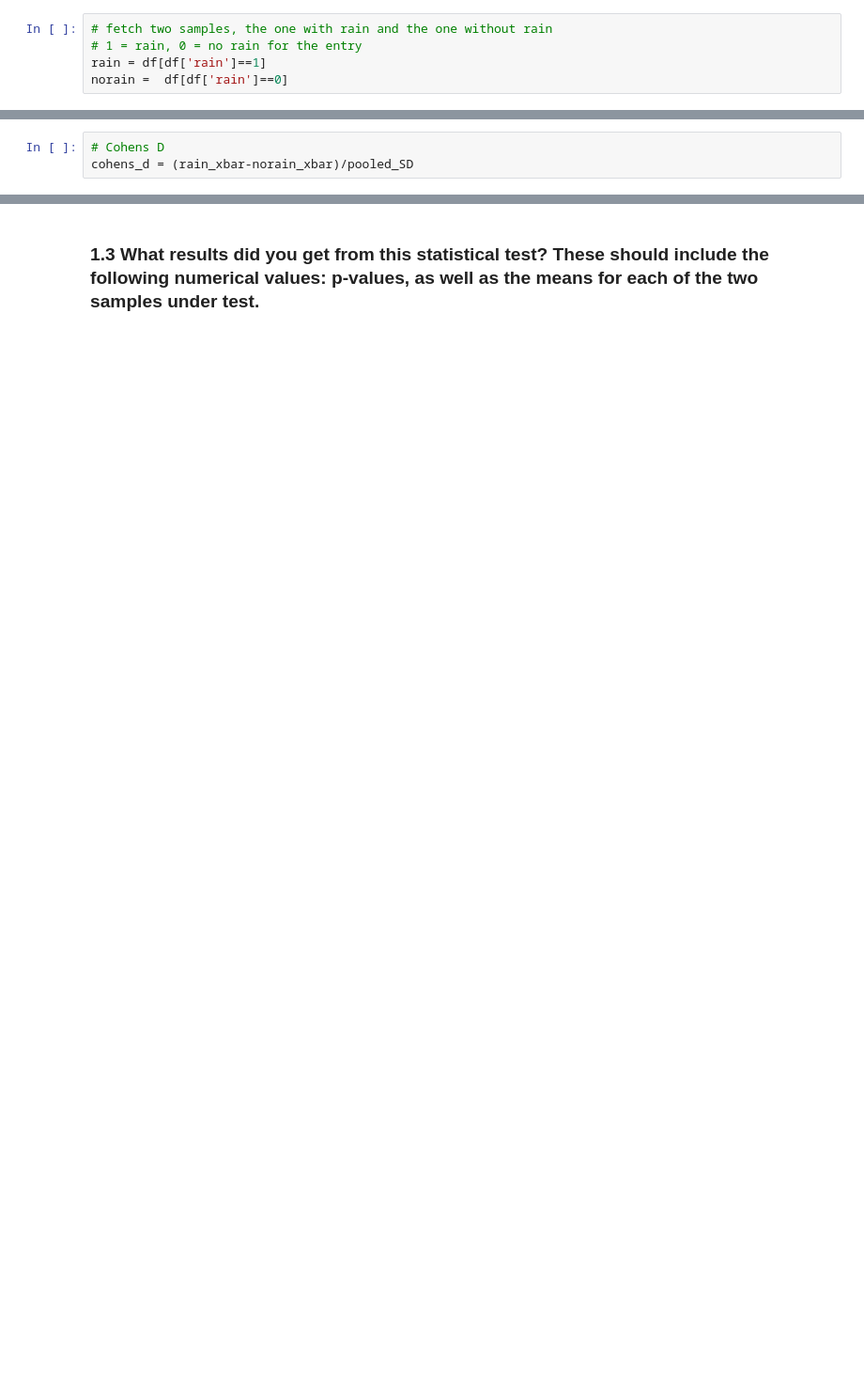
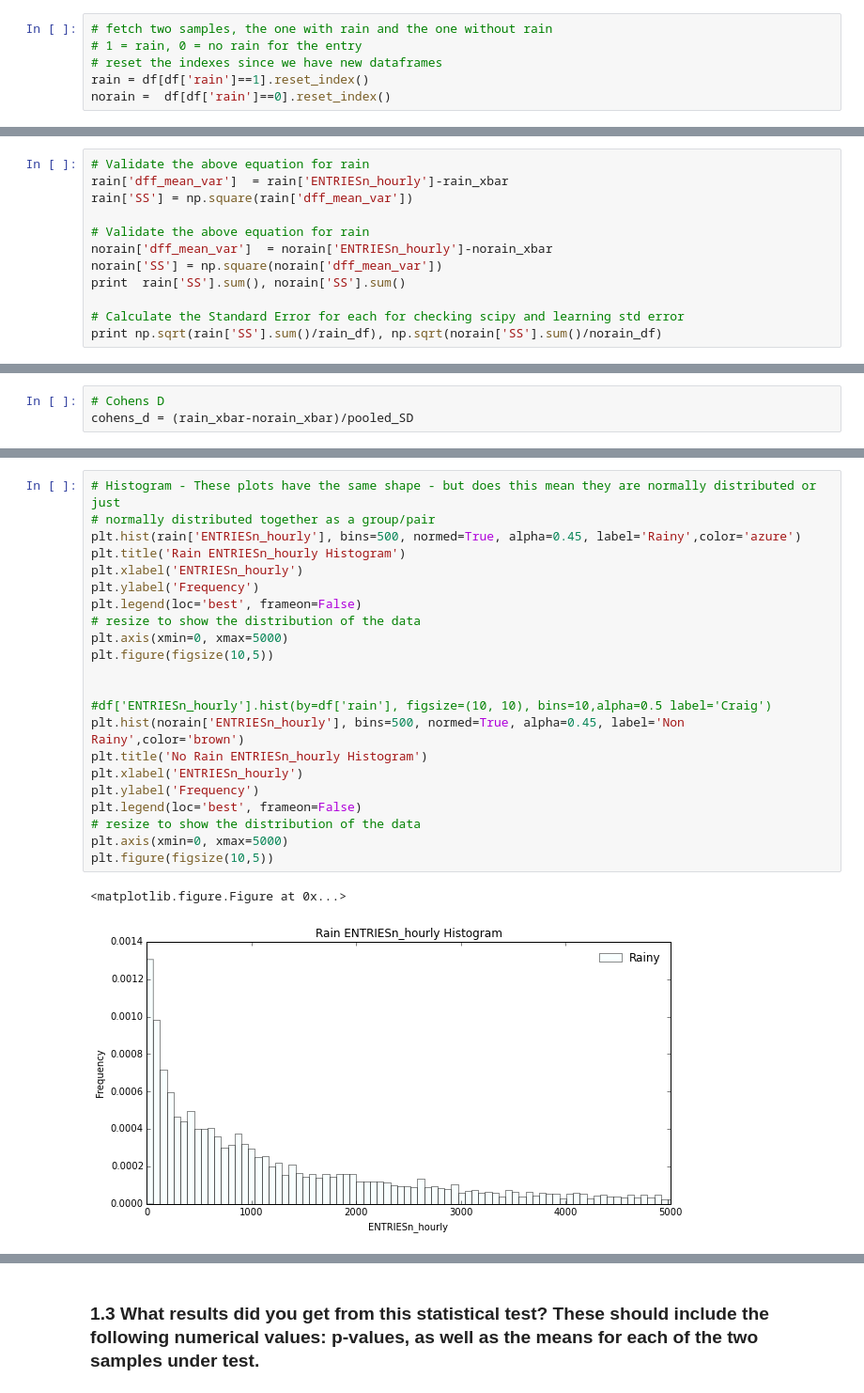
Before and after one commit to craignicholson/P2-1, a Jupyter notebook: Data_Analyst_ND_Project2.ipynb, the cells around one changed output, grey strips where cells are left out. Shown at 94% size. Cells and saved outputs as stored; diff of their text form; blank space fills up the shorter version.

```diff
--- a/Data_Analyst_ND_Project2.ipynb
+++ b/Data_Analyst_ND_Project2.ipynb
@@ -29,8 +29,9 @@ df = pd.read_csv(path)
 # %%
 # fetch two samples, the one with rain and the one without rain
 # 1 = rain, 0 = no rain for the entry
-rain = df[df['rain']==1]
-norain =  df[df['rain']==0]
+# reset the indexes since we have new dataframes
+rain = df[df['rain']==1].reset_index()
+norain =  df[df['rain']==0].reset_index()
 # %% [markdown]
 ## Section 1. Statistical Test
 
@@ -129,0 +147,12 @@ rain_small = rain['ENTRIESn_hourly']
+# %%
+# Validate the above equation for rain
+rain['dff_mean_var']  = rain['ENTRIESn_hourly']-rain_xbar
+rain['SS'] = np.square(rain['dff_mean_var'])
+
+# Validate the above equation for rain
+norain['dff_mean_var']  = norain['ENTRIESn_hourly']-norain_xbar
+norain['SS'] = np.square(norain['dff_mean_var'])
+print  rain['SS'].sum(), norain['SS'].sum()
+
+# Calculate the Standard Error for each for checking scipy and learning std error
+print np.sqrt(rain['SS'].sum()/rain_df), np.sqrt(norain['SS'].sum()/norain_df)
@@ -238,0 +264,25 @@ https://statistics.laerd.com/statistical-guides/independent-t-test-statistical-g
+# %%
+# Histogram - These plots have the same shape - but does this mean they are normally distributed or just
+# normally distributed together as a group/pair
+plt.hist(rain['ENTRIESn_hourly'], bins=500, normed=True, alpha=0.45, label='Rainy',color='azure')
+plt.title('Rain ENTRIESn_hourly Histogram')
+plt.xlabel('ENTRIESn_hourly')
+plt.ylabel('Frequency')
+plt.legend(loc='best', frameon=False)
+# resize to show the distribution of the data
+plt.axis(xmin=0, xmax=5000)
+plt.figure(figsize(10,5))
+
+
+#df['ENTRIESn_hourly'].hist(by=df['rain'], figsize=(10, 10), bins=10,alpha=0.5 label='Craig')
+plt.hist(norain['ENTRIESn_hourly'], bins=500, normed=True, alpha=0.45, label='Non Rainy',color='brown')
+plt.title('No Rain ENTRIESn_hourly Histogram')
+plt.xlabel('ENTRIESn_hourly')
+plt.ylabel('Frequency')
+plt.legend(loc='best', frameon=False)
+# resize to show the distribution of the data
+plt.axis(xmin=0, xmax=5000)
+plt.figure(figsize(10,5))
+# %% [output]
+<matplotlib.figure.Figure at 0x...>
+[figure, added]
```
Also changed, not shown: parts of 30 cells of this notebook.
